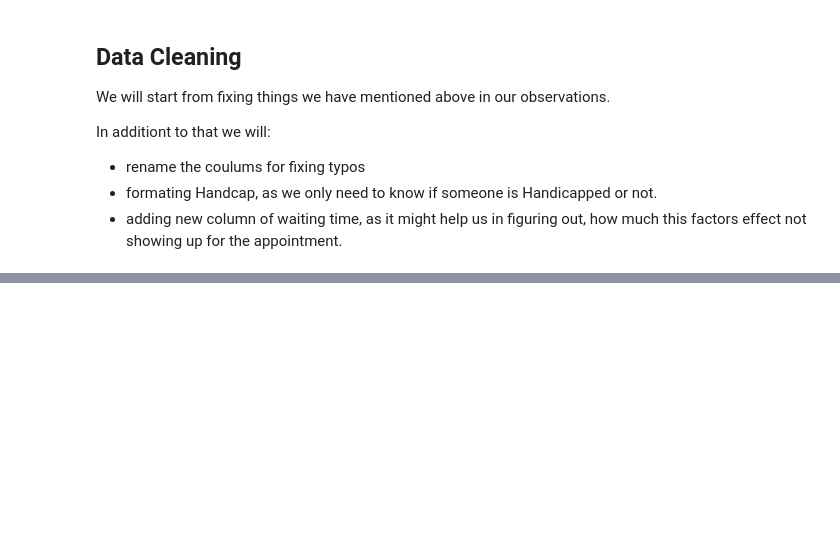
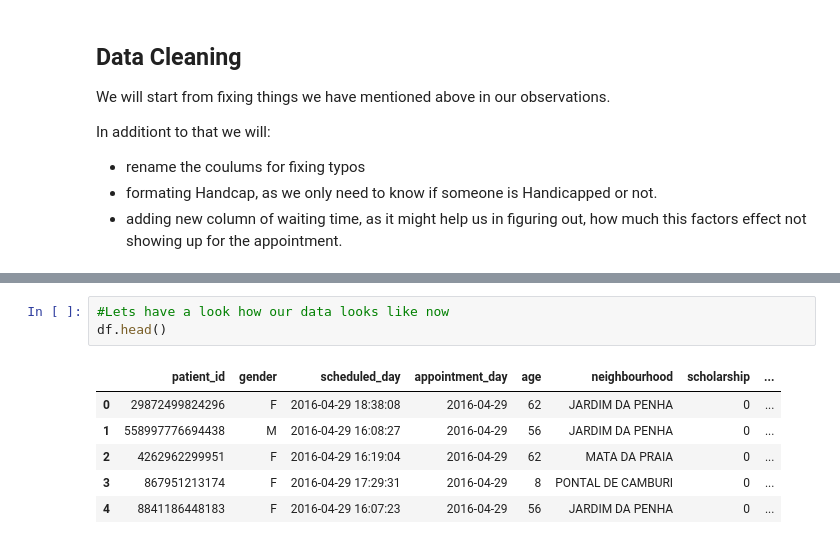
Before and after one commit to faizankhann/Medical-Appointment-No-Show, a Jupyter notebook: Medical Appointment No Show.ipynb, the cells around one changed output, grey strips where cells are left out. Saved outputs shown, nothing was run; the diff lists cells and outputs as text; blank space fills up the shorter version.

```diff
--- a/Medical Appointment No Show.ipynb
+++ b/Medical Appointment No Show.ipynb
@@ -244,0 +287,10 @@ df[df['Age'] < 0]
+# %%
+#Lets have a look how our data looks like now
+df.head()
+# %% [output]
+|  | patient_id | gender | scheduled_day | appointment_day | age | neighbourhood | scholarship | ... |
+| 0 | 29872499824296 | F | 2016-04-29 18:38:08 | 2016-04-29 | 62 | JARDIM DA PENHA | 0 | ... |
+| 1 | 558997776694438 | M | 2016-04-29 16:08:27 | 2016-04-29 | 56 | JARDIM DA PENHA | 0 | ... |
+| 2 | 4262962299951 | F | 2016-04-29 16:19:04 | 2016-04-29 | 62 | MATA DA PRAIA | 0 | ... |
+| 3 | 867951213174 | F | 2016-04-29 17:29:31 | 2016-04-29 | 8 | PONTAL DE CAMBURI | 0 | ... |
+| 4 | 8841186448183 | F | 2016-04-29 16:07:23 | 2016-04-29 | 56 | JARDIM DA PENHA | 0 | ... |
```
Also changed, not shown: parts of 12 cells of this notebook.
